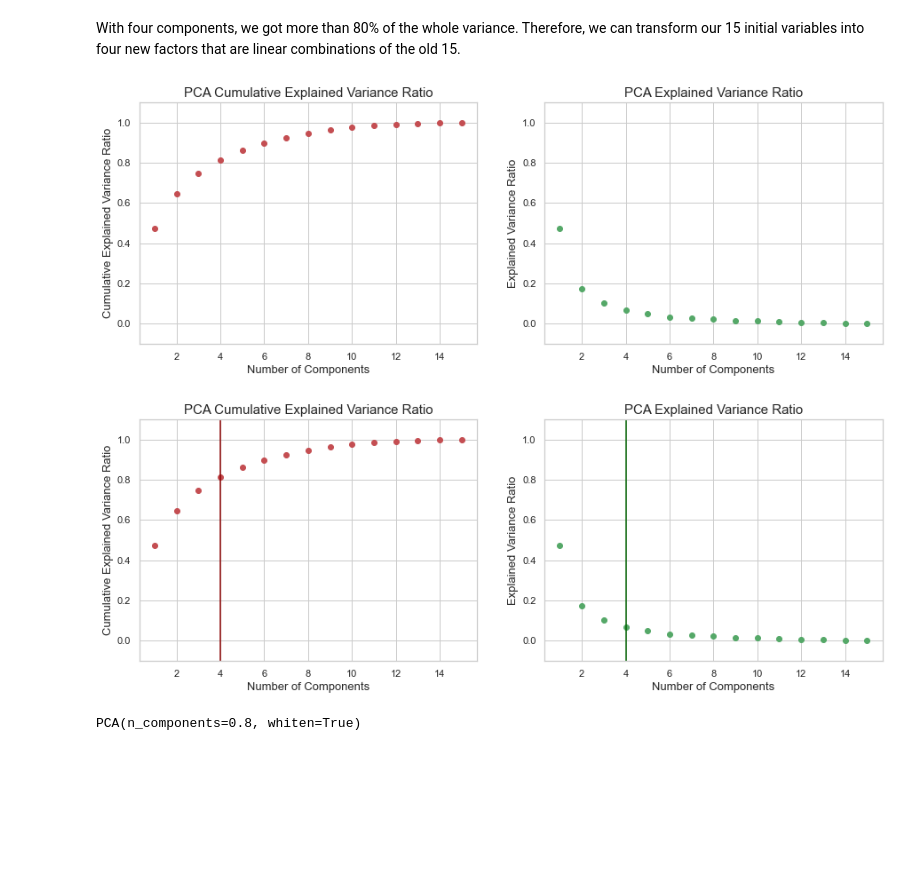
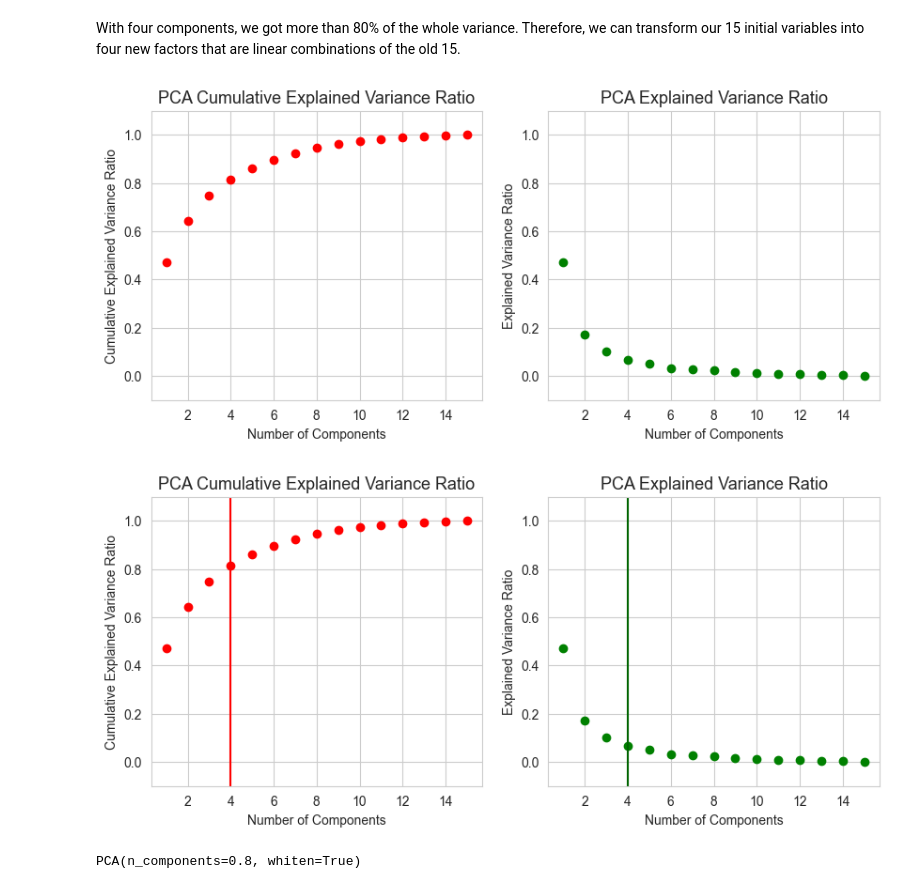
Before and after one commit to Goliath-Research/Data-pre-processing, a Jupyter notebook: Feature-Engineering/06-featExt.ipynb, the cells around one changed output. Cells and saved outputs as stored; diff of their text form; code cells hidden in the pictures; blank space fills up the shorter version.

```diff
--- a/Feature-Engineering/06-featExt.ipynb
+++ b/Feature-Engineering/06-featExt.ipynb
@@ -7,10 +7,11 @@ Principal Component Analysis (PCA) is an excellent example of dimensionality red
 # %%
 import numpy as np
 import pandas as pd
-pd.set_option('display.max_columns', 10)
+pd.set_option('display.max_columns', 8)
+
 import matplotlib.pyplot as plt
 import seaborn as sns
-sns.set(style="whitegrid")
+sns.set_style("whitegrid")
 # %% [markdown]
 ## Automobile Dataset
 # %% [markdown]
@@ -261,48 +263,44 @@ Component = 15   Variance = 0.14        Cumulative Variance = 100.00
 # %% [markdown]
 With four components, we got more than 80% of the whole variance. Therefore, we can transform our 15 initial variables into four new factors that are linear combinations of the old 15.
 # %%
-plt.figure(figsize=(15,5))
+plt.figure(figsize=(10,4))
 
 plt.subplot(121)
-#plt.plot(n_comp, np.cumsum(pca.explained_variance_ratio_),'r')
 plt.plot(n_comp, np.cumsum(pca.explained_variance_ratio_),'ro')
 plt.ylim(ymin=-0.1, ymax=1.1)
-plt.xlabel('Number of Components', fontsize=13)
-plt.ylabel('Cumulative Explained Variance Ratio', fontsize=13)
-plt.title('PCA Cumulative Explained Variance Ratio', fontsize=15)
+plt.xlabel('Number of Components', fontsize=10)
+plt.ylabel('Cumulative Explained Variance Ratio', fontsize=10)
+plt.title('PCA Cumulative Explained Variance Ratio', fontsize=13)
 
 plt.subplot(122)
-#plt.plot(n_comp, pca.explained_variance_ratio_,'g')
 plt.plot(n_comp, pca.explained_variance_ratio_,'go')
 plt.ylim(ymin=-0.1, ymax=1.1)
-plt.xlabel('Number of Components', fontsize=13)
-plt.ylabel('Explained Variance Ratio', fontsize=13)
-plt.title('PCA Explained Variance Ratio', fontsize=15);
+plt.xlabel('Number of Components', fontsize=10)
+plt.ylabel('Explained Variance Ratio', fontsize=10)
+plt.title('PCA Explained Variance Ratio', fontsize=13);
 # %% [output]
-[figure, old version]
+[figure, new version]
 # %%
 # Adding vertical lines at n = 4
-plt.figure(figsize=(15,5))
+plt.figure(figsize=(10,4))
 
 plt.subplot(121)
-#plt.plot(n_comp, np.cumsum(pca.explained_variance_ratio_),'r')
 plt.plot(n_comp, np.cumsum(pca.explained_variance_ratio_),'ro')
-plt.axvline(4, color='darkred')
+plt.axvline(4, color='red')
 plt.ylim(ymin=-0.1, ymax=1.1)
-plt.xlabel('Number of Components', fontsize=13)
-plt.ylabel('Cumulative Explained Variance Ratio', fontsize=13)
-plt.title('PCA Cumulative Explained Variance Ratio', fontsize=15)
+plt.xlabel('Number of Components', fontsize=10)
+plt.ylabel('Cumulative Explained Variance Ratio', fontsize=10)
+plt.title('PCA Cumulative Explained Variance Ratio', fontsize=13)
 
 plt.subplot(122)
-#plt.plot(n_comp, pca.explained_variance_ratio_,'g')
 plt.plot(n_comp, pca.explained_variance_ratio_,'go')
 plt.axvline(4, color='darkgreen')
 plt.ylim(ymin=-0.1, ymax=1.1)
-plt.xlabel('Number of Components', fontsize=13)
-plt.ylabel('Explained Variance Ratio', fontsize=13)
-plt.title('PCA Explained Variance Ratio', fontsize=15);
+plt.xlabel('Number of Components', fontsize=10)
+plt.ylabel('Explained Variance Ratio', fontsize=10)
+plt.title('PCA Explained Variance Ratio', fontsize=13);
 # %% [output]
-[figure, old version]
+[figure, new version]
 # %%
 # Setting the number of components to 80% of the total variance
 pca2 = PCA(n_components=0.8, whiten=True)
```
Also changed, not shown: parts of 17 cells of this notebook, 5 other files.
